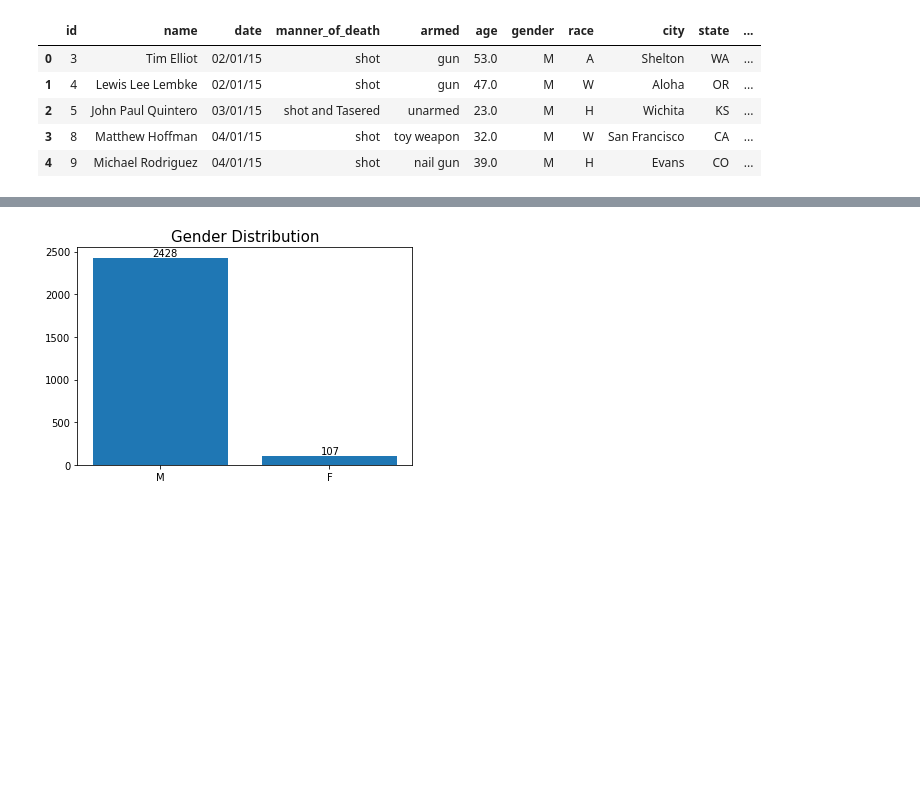
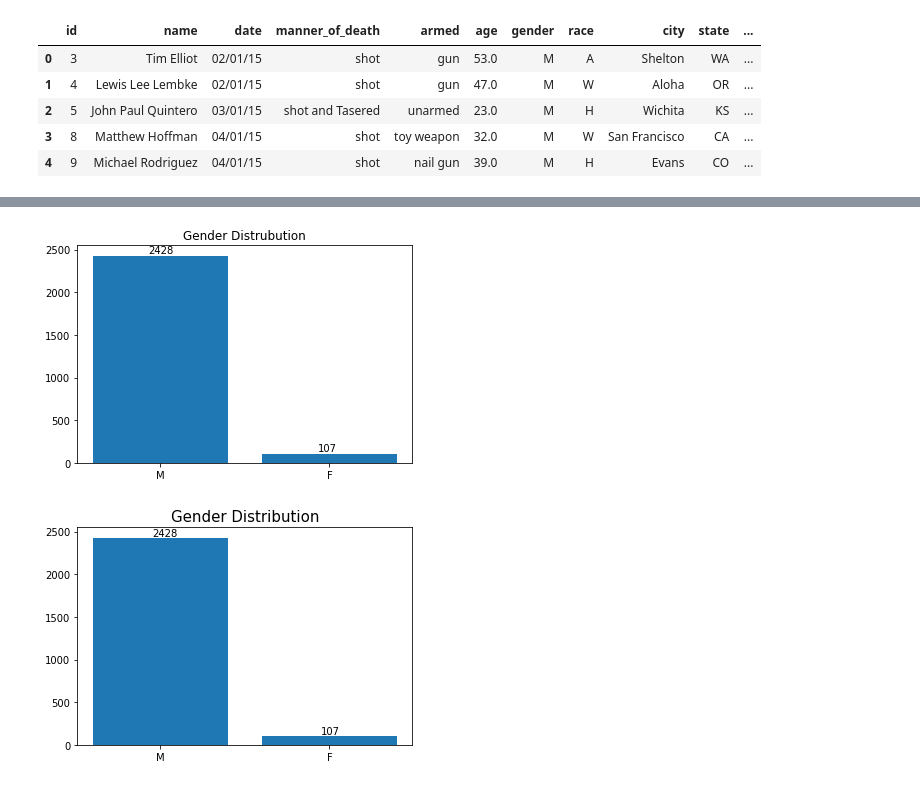
Before and after one commit to simsekibrahim/matplotlib, a Jupyter notebook: Assignment_1_(PoliceKillingUS_Matplotlib)_student.ipynb, the cells around one changed output, grey strips where cells are left out. Cells and saved outputs as stored; diff of their text form; code cells hidden in the pictures; blank space fills up the shorter version.

Commit message:
Codes organized visually -2

```diff
--- a/Assignment_1_(PoliceKillingUS_Matplotlib)_student.ipynb
+++ b/Assignment_1_(PoliceKillingUS_Matplotlib)_student.ipynb
@@ -58,0 +39,3 @@ plt.title("Gender Distrubition");
+# %%
+x = kill.gender.value_counts().index
+y = kill.gender.value_counts().values
@@ -59,3 +45,13 @@ plt.title("Gender Distrubition");
+# %%
+# with matplotlib
+
+f, ax = plt.subplots()
+ax.bar(x, y);
+ax.set_title("Gender Distrubution")
+for i in ax.patches:
+  ax.annotate((i.get_height()), (i.get_x()+0.33, i.get_height()+30))
+# %% [output]
+[figure, added]
 # %%
 # with matplotlib
 # %% [output]
```
Also changed, not shown: parts of 41 cells of this notebook.
